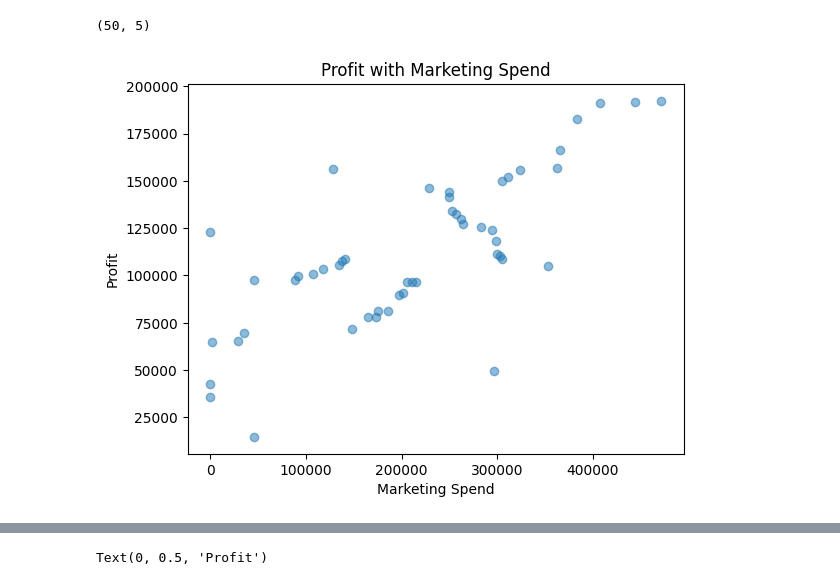
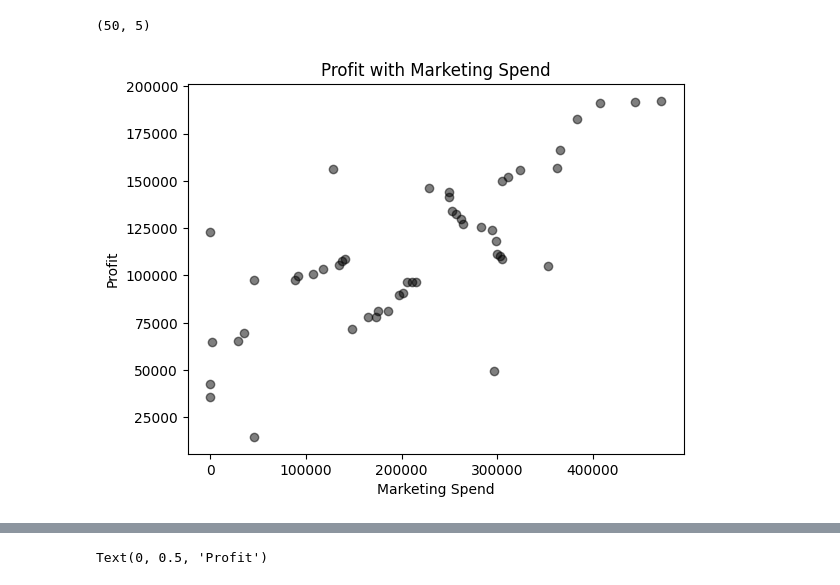
Before and after one commit to HANEENA001/my-new-repo, a Jupyter notebook: Linear_Regression_Implementation.ipynb, the cells around one changed output, grey strips where cells are left out. Cells and saved outputs as stored; diff of their text form; code cells hidden in the pictures.

```diff
--- a/Linear_Regression_Implementation.ipynb
+++ b/Linear_Regression_Implementation.ipynb
@@ -34,11 +34,11 @@ df.shape
 # %% [output]
 (50, 5)
 # %%
-plt.scatter(df['Marketing Spend'], df['Profit'], alpha=0.5)
+plt.scatter(df['Marketing Spend'], df['Profit'],color = 'black', alpha=0.5)
 plt.title('Profit with Marketing Spend')
 plt.xlabel('Marketing Spend')
 plt.ylabel('Profit')
 plt.show()
 # %% [output]
-[figure, old version]
+[figure, new version]
 # %%
```
Also changed, not shown: parts of 16 cells of this notebook.
